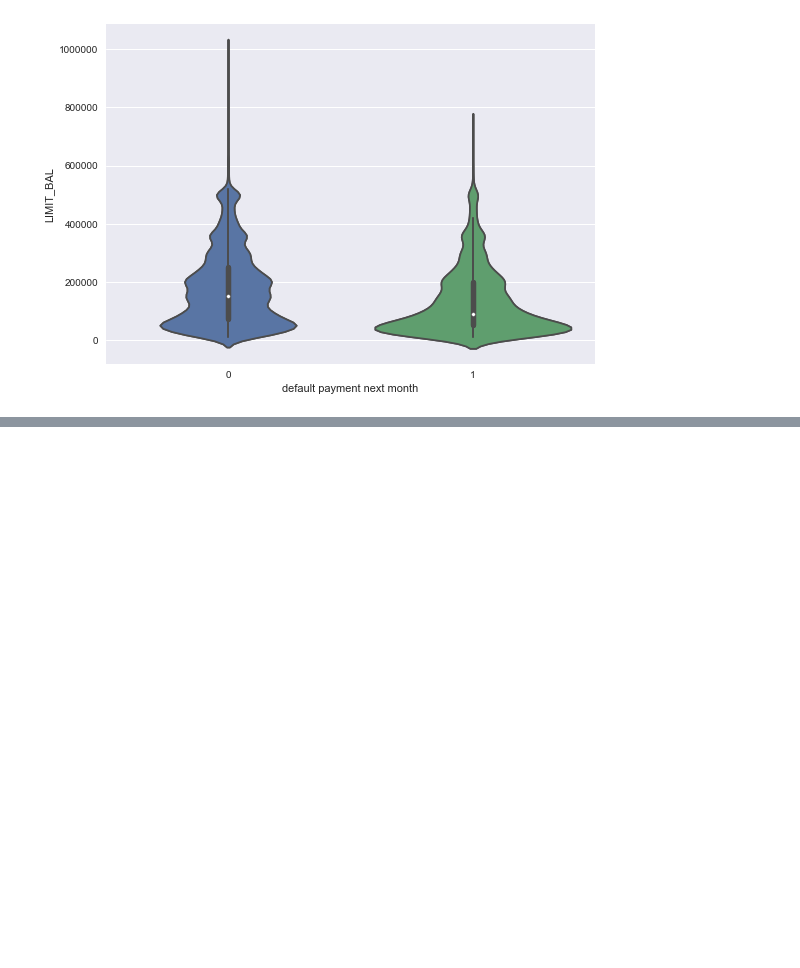
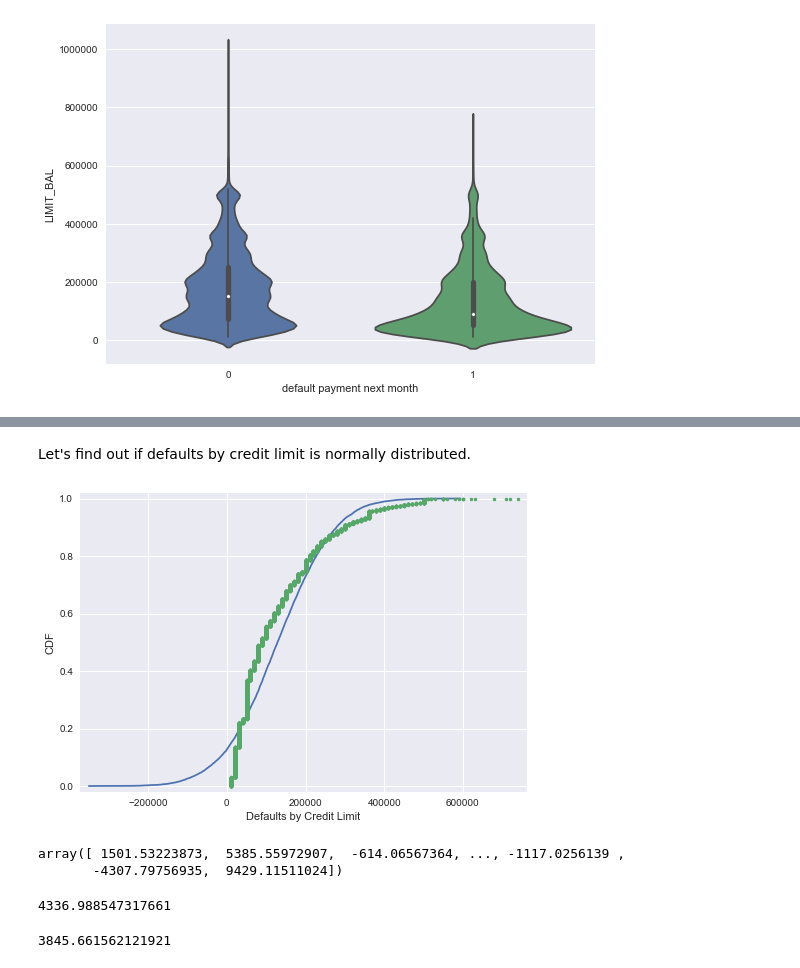
Before and after one commit to Tsolmon17/Springboard-Coursework, a Jupyter notebook: Capstone Project 1/data_story_exercise.ipynb, the cells around one changed output, grey strips where cells are left out. Saved outputs shown, nothing was run; the diff lists cells and outputs as text; code cells hidden in the pictures; blank space fills up the shorter version.

```diff
--- a/Capstone Project 1/data_story_exercise.ipynb
+++ b/Capstone Project 1/data_story_exercise.ipynb
@@ -196,0 +211,36 @@ plt.show()
+# %% [markdown]
+Let's find out if defaults by credit limit is normally distributed.
+# %%
+# Compute mean and standard deviation: mu, sigma
+mu = np.mean(def_by_cred)
+sigma = np.std(def_by_cred)
+
+# Sample out of a normal distribution with this mu and sigma: samples
+samples = np.random.normal(mu, sigma, size=10000)
+
+# Get the CDF of the samples and of the data
+x_theor, y_theor = ecdf(samples)
+x, y = ecdf(def_by_cred)
+
+# Plot the CDFs and show the plot
+_ = plt.plot(x_theor, y_theor)
+_ = plt.plot(x, y, marker='.', linestyle='none')
+plt.margins(0.02)
+_ = plt.xlabel('Defaults by Credit Limit')
+_ = plt.ylabel('CDF')
+plt.show()
+# %% [output]
+[figure, added]
+# %%
+samples/30
+# %% [output]
+array([ 1501.53223873,  5385.55972907,  -614.06567364, ..., -1117.0256139 ,
+       -4307.79756935,  9429.11511024])
+# %%
+mu/30
+# %% [output]
+4336.988547317661
+# %%
+sigma/30
+# %% [output]
+3845.661562121921
```
Also changed, not shown: parts of 21 cells of this notebook, 3 other files.
